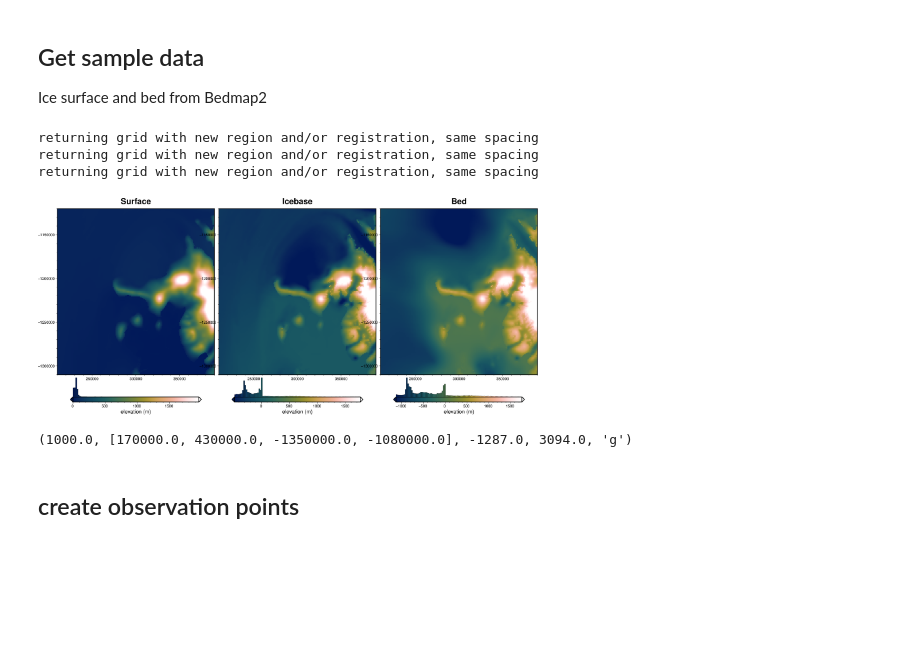
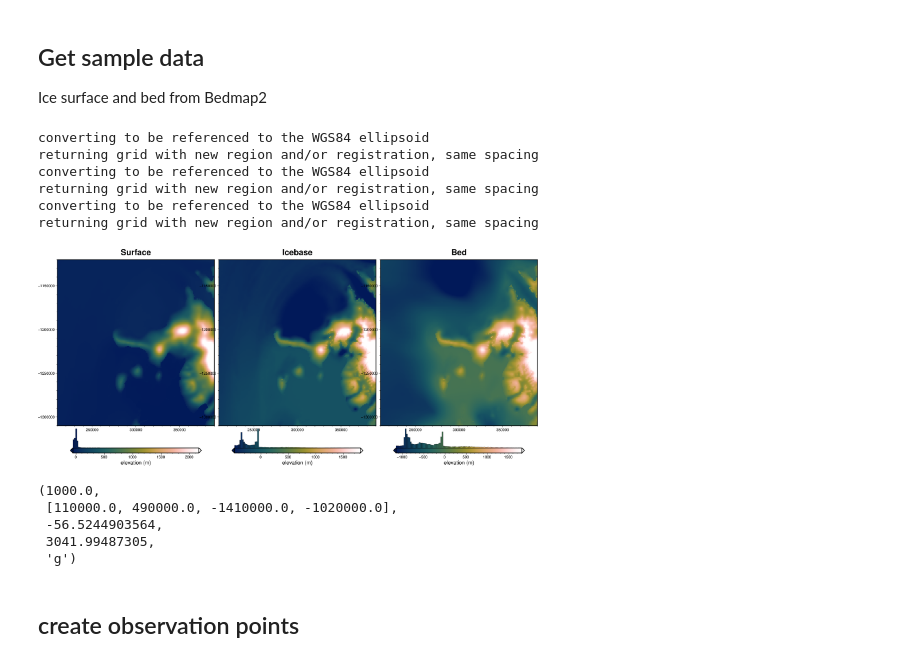
Before and after one commit to mdtanker/RIS_gravity_inversion, a Jupyter notebook: notebooks/density_contrast_3surfaces.ipynb, the cells around one changed output. Drawn from its saved outputs; the diff is of its cells as text; code cells hidden in the pictures; blank space fills up the shorter version.

```diff
--- a/notebooks/density_contrast_3surfaces.ipynb
+++ b/notebooks/density_contrast_3surfaces.ipynb
@@ -27,31 +27,41 @@ import pygmt
 ## Get sample data
 
 Ice surface and bed from Bedmap2
+# %%
+spacing = 1e3
+
+inner_region = regions.minna_bluff  # [40e3, 100e3, -20e3, 20e3]
+buffer_region = utils.alter_region(inner_region, buffer=100e3)[1]
+
+surface = fetch.bedmap2(
+    layer="surface",
+    region=buffer_region,
+    spacing=spacing,
+    fill_nans=True,
+    reference="ellipsoid",
+)
+icebase = fetch.bedmap2(
+    layer="icebase",
+    region=buffer_region,
+    spacing=spacing,
+    fill_nans=True,
+    reference="ellipsoid",
+)
+bed = fetch.bedmap2(
+    layer="bed",
+    region=buffer_region,
+    spacing=spacing,
+    fill_nans=True,
+    reference="ellipsoid",
+)
+# %% [output]
+converting to be referenced to the WGS84 ellipsoid
+returning grid with new region and/or registration, same spacing
+converting to be referenced to the WGS84 ellipsoid
+returning grid with new region and/or registration, same spacing
+converting to be referenced to the WGS84 ellipsoid
+returning grid with new region and/or registration, same spacing
 # %%
-spacing = 1e3
-
-inner_region = regions.minna_bluff  # [40e3, 100e3, -20e3, 20e3]
-buffer_region = utils.alter_region(inner_region, buffer=40e3)[1]
-
-surface = fetch.bedmap2(
-    layer="surface",
-    region=buffer_region,
-    spacing=spacing,
-    fill_nans=True,
-)
-icebase = fetch.bedmap2(
-    layer="icebase",
-    region=buffer_region,
-    spacing=spacing,
-    fill_nans=True,
-)
-bed = fetch.bedmap2(
-    layer="bed",
-    region=buffer_region,
-    spacing=spacing,
-    fill_nans=True,
-)
-
 fig = maps.plot_grd(
     surface,
     inset=False,
@@ -70,40 +80,42 @@ fig = maps.plot_grd(
     inset=False,
     title="Icebase",
     cbar_label="elevation (m)",
     # show_region=inner_region,
     region=inner_region,
     cmap="batlowW",
     hist=True,
     # shading=True,
     robust=True,
     frame=True,
     fig=fig,
     origin_shift="xshift",
 )
 fig = maps.plot_grd(
     bed,
     inset=False,
     title="Bed",
     cbar_label="elevation (m)",
     # show_region=inner_region,
     region=inner_region,
     cmap="batlowW",
     hist=True,
     # shading=True,
     robust=True,
     frame=True,
     fig=fig,
     origin_shift="xshift",
 )
 fig.show()
-
-utils.get_grid_info(bed)
 # %% [output]
-returning grid with new region and/or registration, same spacing
-returning grid with new region and/or registration, same spacing
-returning grid with new region and/or registration, same spacing
-[figure, old version]
+[figure, new version]
-(1000.0, [170000.0, 430000.0, -1350000.0, -1080000.0], -1287.0, 3094.0, 'g')
+# %%
+utils.get_grid_info(surface)
+# %% [output]
+(1000.0,
+ [110000.0, 490000.0, -1410000.0, -1020000.0],
+ -56.5244903564,
+ 3041.99487305,
+ 'g')
 # %% [markdown]
 ## create observation points
 # %%
```
Also changed, not shown: parts of 15 cells of this notebook, 4 other files.
